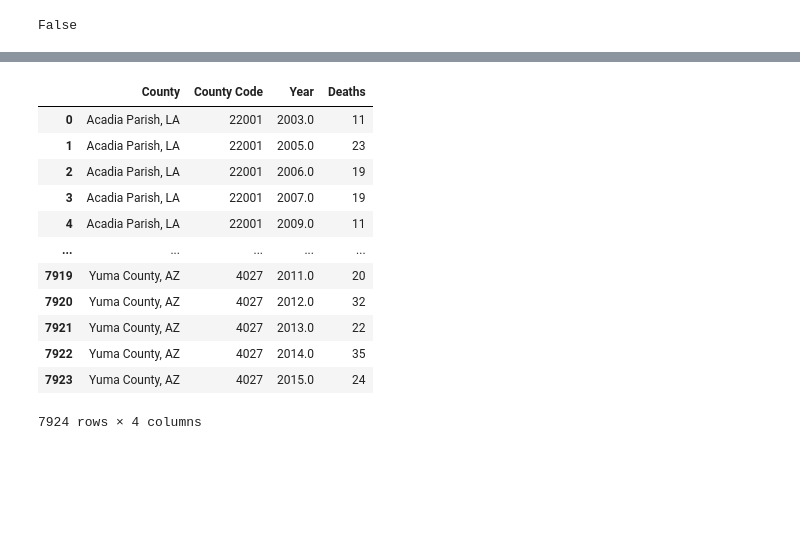
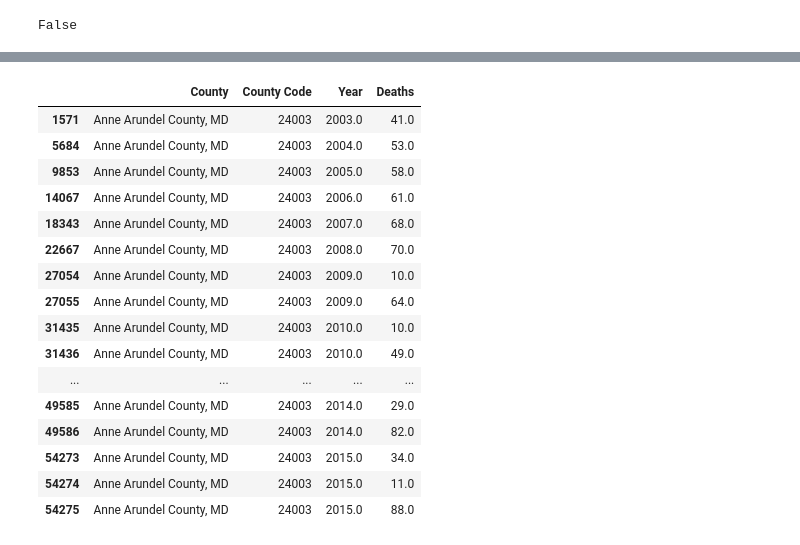
Before and after one commit to TommyTseng1129/Impact-Estimation-of-Opioid-Control-Policies, a Jupyter notebook: 10_code/VitalityData.ipynb, the cells around one changed output, grey strips where cells are left out. Saved outputs shown, nothing was run; the diff lists cells and outputs as text; code cells hidden in the pictures; blank space fills up the shorter version.

```diff
--- a/10_code/VitalityData.ipynb
+++ b/10_code/VitalityData.ipynb
@@ -509,7 +558,26 @@ od_deaths = drug_vitality.copy()
 # %%
 #Drop drug cause of death and code
 
 od_deaths.drop(['Cause of Death', 'Death Code'], axis = 1, inplace = True)
+od_deaths[od_deaths['County Code'] == 24003]
+# %% [output]
+|  | County | County Code | Year | Deaths |
+| 1571 | Anne Arundel County, MD | 24003 | 2003.0 | 41.0 |
+| 5684 | Anne Arundel County, MD | 24003 | 2004.0 | 53.0 |
+| 9853 | Anne Arundel County, MD | 24003 | 2005.0 | 58.0 |
+| 14067 | Anne Arundel County, MD | 24003 | 2006.0 | 61.0 |
+| 18343 | Anne Arundel County, MD | 24003 | 2007.0 | 68.0 |
+| 22667 | Anne Arundel County, MD | 24003 | 2008.0 | 70.0 |
+| 27054 | Anne Arundel County, MD | 24003 | 2009.0 | 10.0 |
+| 27055 | Anne Arundel County, MD | 24003 | 2009.0 | 64.0 |
+| 31435 | Anne Arundel County, MD | 24003 | 2010.0 | 10.0 |
+| 31436 | Anne Arundel County, MD | 24003 | 2010.0 | 49.0 |
+| ... | ... | ... | ... | ... |
+| 49585 | Anne Arundel County, MD | 24003 | 2014.0 | 29.0 |
+| 49586 | Anne Arundel County, MD | 24003 | 2014.0 | 82.0 |
+| 54273 | Anne Arundel County, MD | 24003 | 2015.0 | 34.0 |
+| 54274 | Anne Arundel County, MD | 24003 | 2015.0 | 11.0 |
+| 54275 | Anne Arundel County, MD | 24003 | 2015.0 | 88.0 |
 # %%
 #Groupby County and Year
 
@@ -517,18 +584,0 @@ od_deaths = od_deaths.groupby(["County", "County Code", "Year"], as_index = Fals
-# %%
-# Final Dataset
-
-od_deaths
-# %% [output]
-|  | County | County Code | Year | Deaths |
-| 0 | Acadia Parish, LA | 22001 | 2003.0 | 11 |
-| 1 | Acadia Parish, LA | 22001 | 2005.0 | 23 |
-| 2 | Acadia Parish, LA | 22001 | 2006.0 | 19 |
-| 3 | Acadia Parish, LA | 22001 | 2007.0 | 19 |
-| 4 | Acadia Parish, LA | 22001 | 2009.0 | 11 |
-| ... | ... | ... | ... | ... |
-| 7919 | Yuma County, AZ | 4027 | 2011.0 | 20 |
-| 7920 | Yuma County, AZ | 4027 | 2012.0 | 32 |
-| 7921 | Yuma County, AZ | 4027 | 2013.0 | 22 |
-| 7922 | Yuma County, AZ | 4027 | 2014.0 | 35 |
-| 7923 | Yuma County, AZ | 4027 | 2015.0 | 24 |
-7924 rows × 4 columns
```
Also changed, not shown: parts of 15 cells of this notebook, 2 other files.
